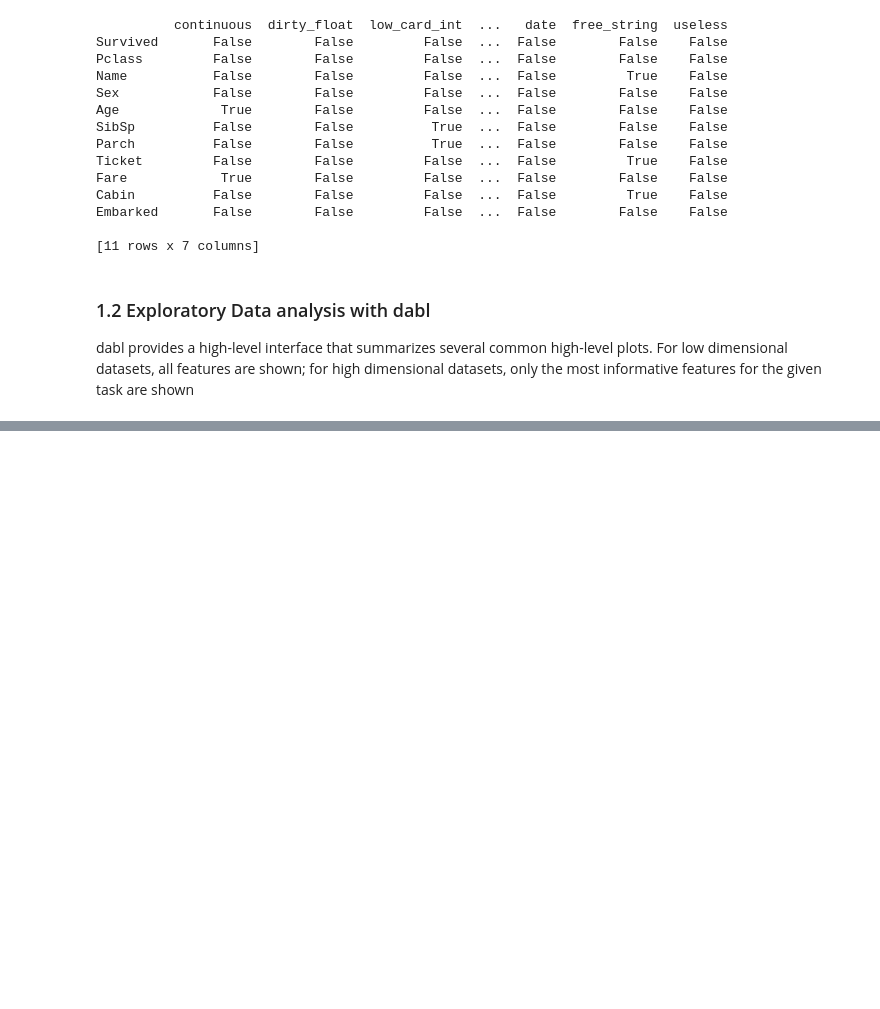
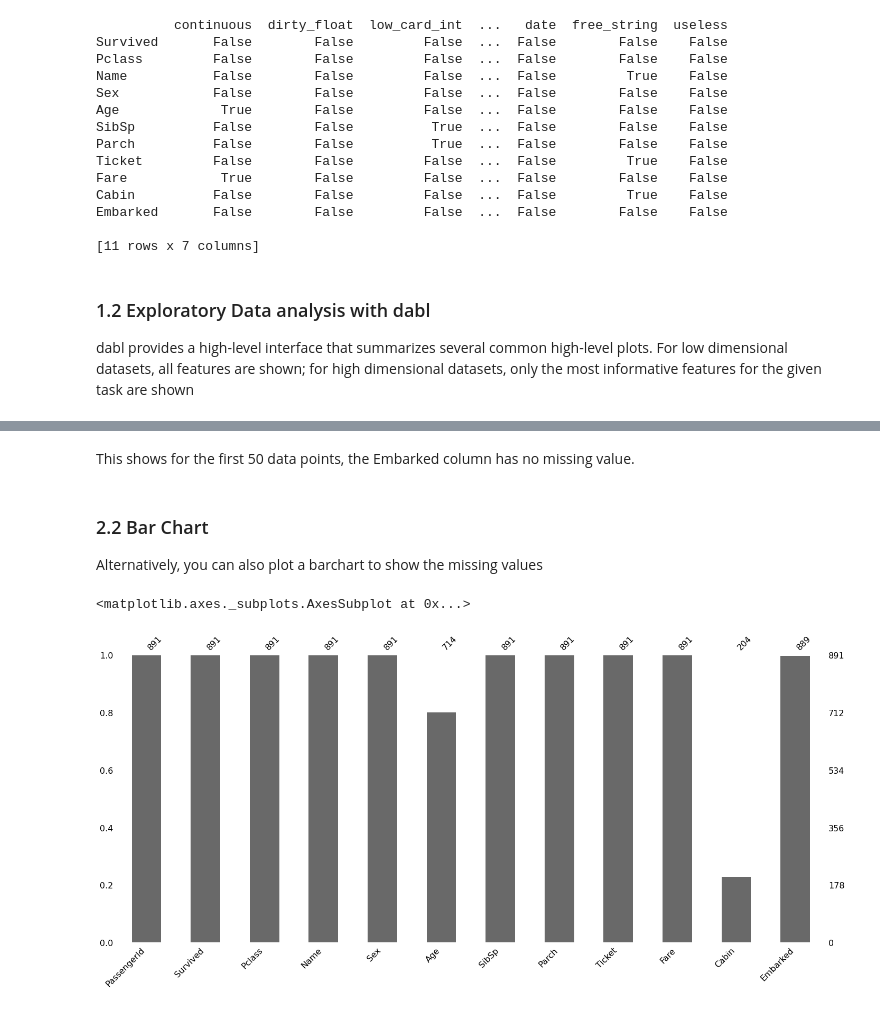
Before and after one commit to bramhe/Useful-Python-libraries-for-Data-Science, a Jupyter notebook: Useful_Python_libraries_for_Data_Science.ipynb, the cells around one changed output, grey strips where cells are left out. Cells and saved outputs as stored; diff of their text form; code cells hidden in the pictures; blank space fills up the shorter version.

```diff
--- a/Useful_Python_libraries_for_Data_Science.ipynb
+++ b/Useful_Python_libraries_for_Data_Science.ipynb
@@ -123,0 +214,11 @@ dabl provides a high-level interface that summarizes several common high-level p
+# %% [markdown]
+This shows for the first 50 data points, the Embarked column has no missing value.
+# %% [markdown]
+### 2.2 Bar Chart
+
+Alternatively, you can also plot a barchart to show the missing values
+# %%
+msno.bar(titanic_df)
+# %% [output]
+<matplotlib.axes._subplots.AxesSubplot at 0x...>
+[figure, added]
```
Also changed, not shown: parts of 81 cells of this notebook.
